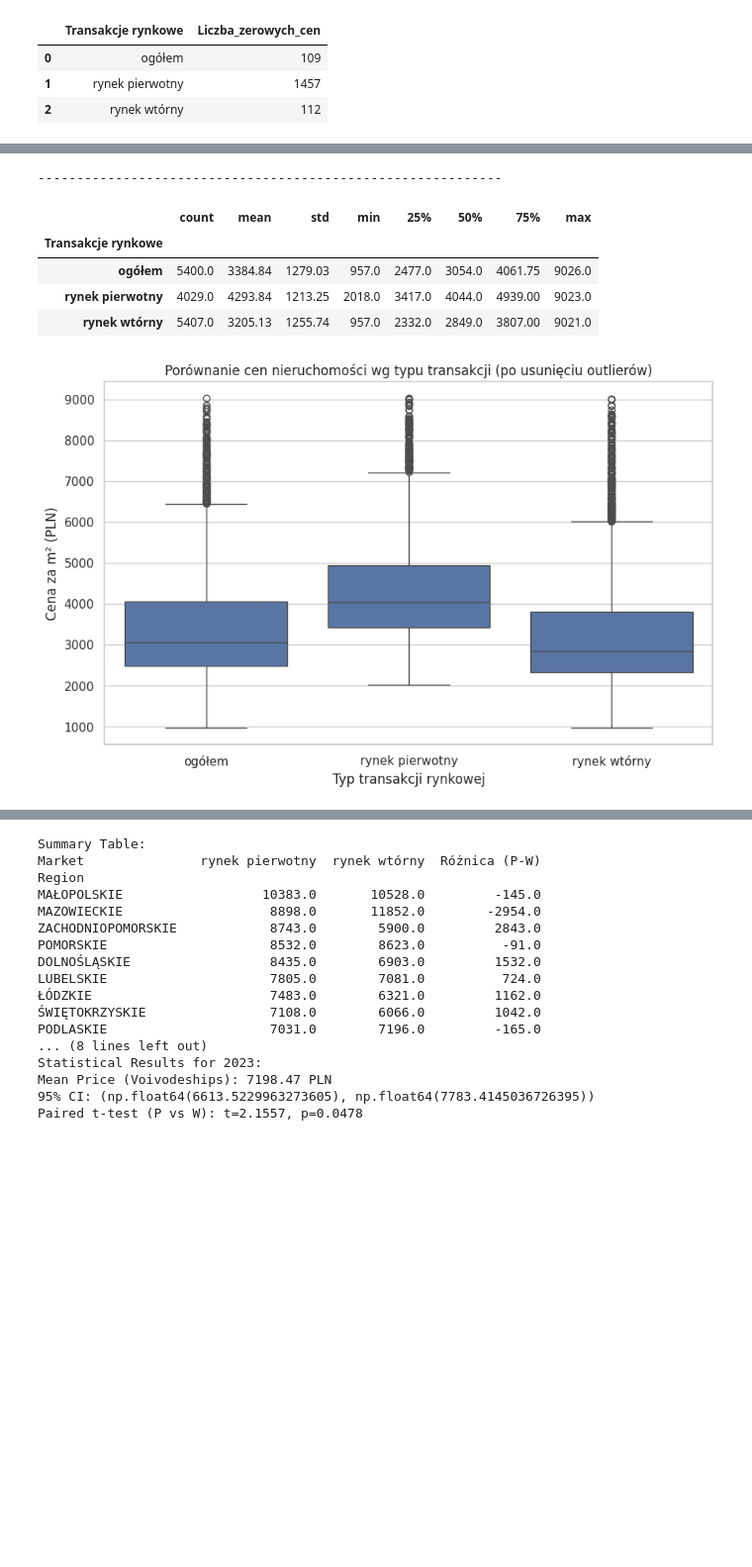
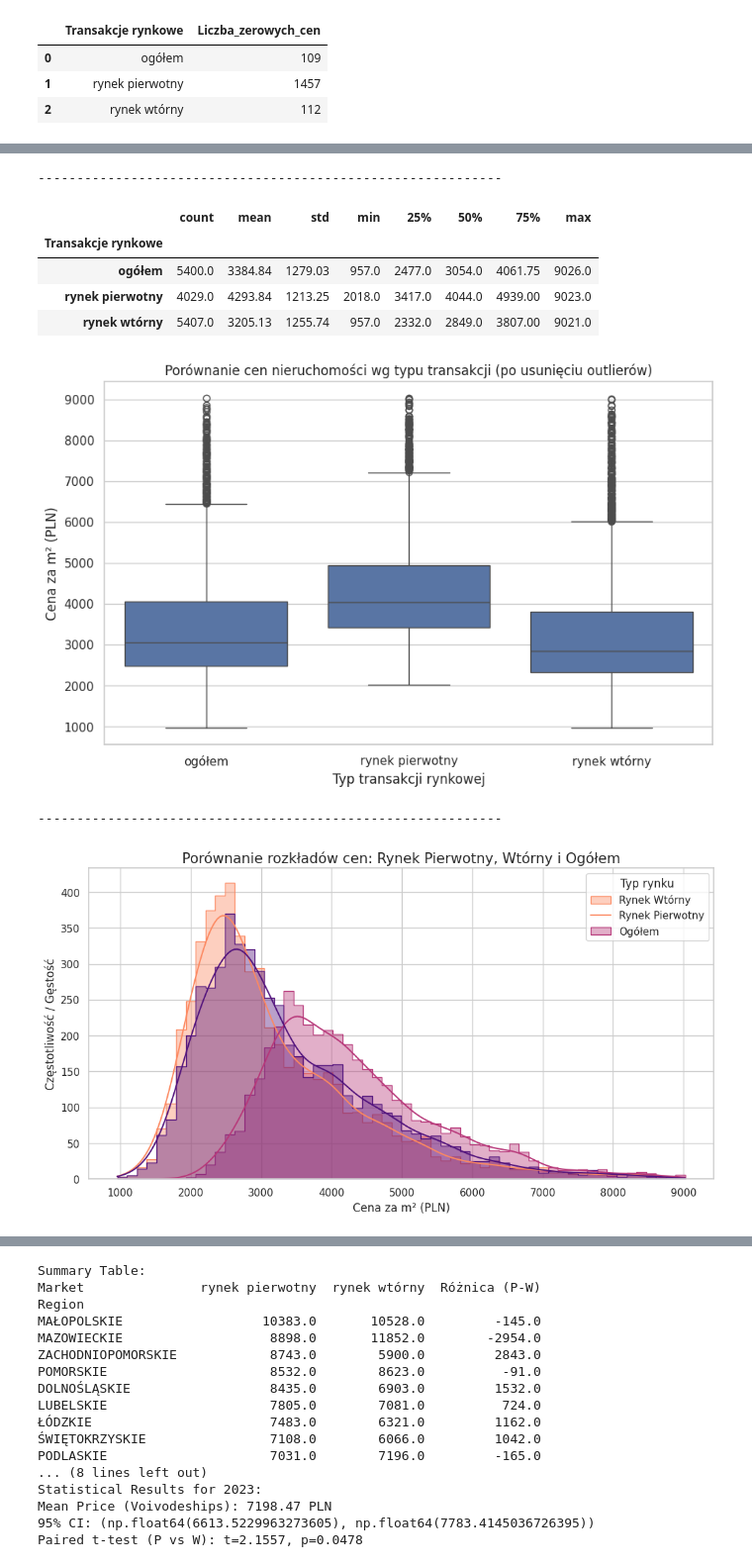
Before and after one commit to MatiMajewski/Beginners, a Jupyter notebook: Podejście2.ipynb, the cells around one changed output, grey strips where cells are left out. Shown at 99% size. Drawn from its saved outputs; the diff is of its cells as text; code cells hidden in the pictures; blank space fills up the shorter version.

```diff
--- a/Podejście2.ipynb
+++ b/Podejście2.ipynb
@@ -5,6 +5,7 @@ import requests
 import io
 import seaborn as sns
 import matplotlib.pyplot as plt
+
 
 # 1. Ładowanie
 # Pobieranie pliku z GitHub
@@ -93,6 +94,34 @@ plt.title("Porównanie cen nieruchomości wg typu transakcji (po usunięciu outl
 plt.xlabel("Typ transakcji rynkowej")
 plt.ylabel("Cena za m² (PLN)")
 plt.show()
+
+print("------------------------------------------------------------")
+# Porównanie rozkładu cen bez ekstremów
+# Ustawienie estetyki wykresów
+sns.set_theme(style="whitegrid")
+plt.figure(figsize=(12, 6))
+
+# Generowanie histogramu z krzywą gęstości (KDE)
+# Teraz uwzględniamy wszystkie typy transakcji rynkowych
+plot_data = df_outliers
+
+sns.histplot(
+    data=plot_data,
+    x='cena_numeric',
+    hue='Transakcje rynkowe',
+    kde=True,
+    element="step",
+    palette='magma',
+    alpha=0.4
+)
+
+plt.title('Porównanie rozkładów cen: Rynek Pierwotny, Wtórny i Ogółem', fontsize=15)
+plt.xlabel('Cena za m² (PLN)', fontsize=12)
+plt.ylabel('Częstotliwość / Gęstość', fontsize=12)
+# Zaktualizowana legenda dla wszystkich trzech kategorii
+plt.legend(title='Typ rynku', labels=['Rynek Wtórny', 'Rynek Pierwotny', 'Ogółem'])
+
+plt.show()
 # %% [output]
 --- INFO O STRUKTURZE ---
 <class 'pandas.core.frame.DataFrame'>
@@ -109,30 +138,32 @@ memory usage: 521.2+ KB
 ... (8 lines left out)
 Wartosc               0
 cena_numeric          0
 dtype: int64
 Liczba zerowych cen w podziale na typ transakcji rynkowej:
 |  | Transakcje rynkowe | Liczba_zerowych_cen |
 | 0 | ogółem | 109 |
 | 1 | rynek pierwotny | 1457 |
 | 2 | rynek wtórny | 112 |
 ------------------------------------------------------------
 Liczba wierszy w df_clean przed usunięciem zer: 16674
 Liczba wierszy w df_clean po usunięciu zer: 14996
 ------------------------------------------------------------
 
 --- WARTOŚCI W KOLUMNIE GRUPUJĄCEJ ---
 ['ogółem' 'rynek pierwotny' 'rynek wtórny']
 ------------------------------------------------------------
 |  | count | mean | std | min | 25% | 50% | 75% | max |
 | Transakcje rynkowe |  |  |  |  |  |  |  |  |
 | ogółem | 5558.0 | 3384.07 | 1526.86 | 0.0 | 2448.0 | 3035.5 | 4071.75 | 16144.0 |
 | rynek pierwotny | 5558.0 | 3260.96 | 2370.42 | 0.0 | 0.0 | 3584.5 | 4600.50 | 27720.0 |
 | rynek wtórny | 5558.0 | 3195.55 | 1480.62 | 0.0 | 2305.0 | 2828.0 | 3807.75 | 15462.0 |
 [figure]
 ------------------------------------------------------------
 |  | count | mean | std | min | 25% | 50% | 75% | max |
 | Transakcje rynkowe |  |  |  |  |  |  |  |  |
 | ogółem | 5400.0 | 3384.84 | 1279.03 | 957.0 | 2477.0 | 3054.0 | 4061.75 | 9026.0 |
 | rynek pierwotny | 4029.0 | 4293.84 | 1213.25 | 2018.0 | 3417.0 | 4044.0 | 4939.00 | 9023.0 |
 | rynek wtórny | 5407.0 | 3205.13 | 1255.74 | 957.0 | 2332.0 | 2849.0 | 3807.00 | 9021.0 |
 [figure]
+------------------------------------------------------------
+[figure, added]
```
Also changed, not shown: parts of 7 cells of this notebook.
